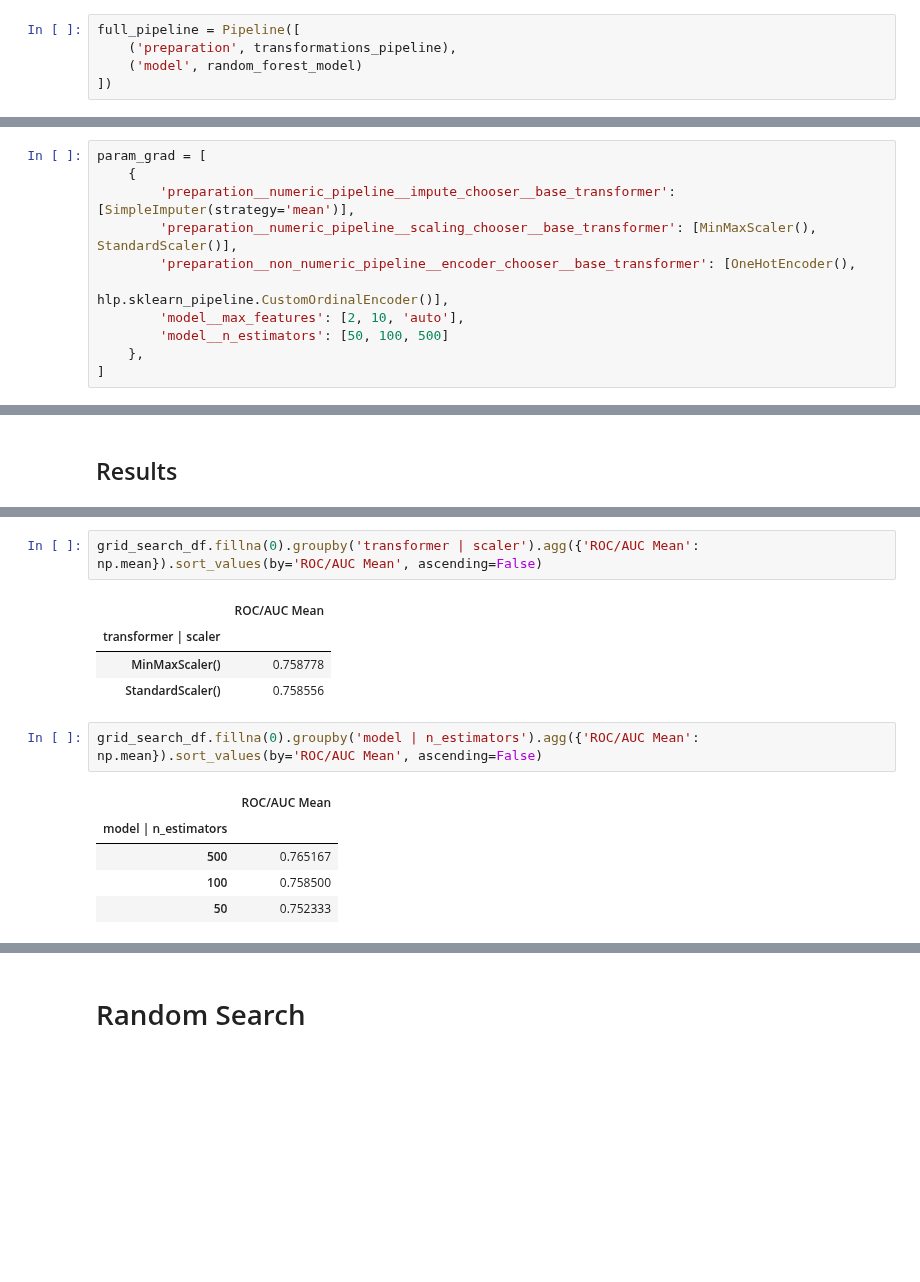
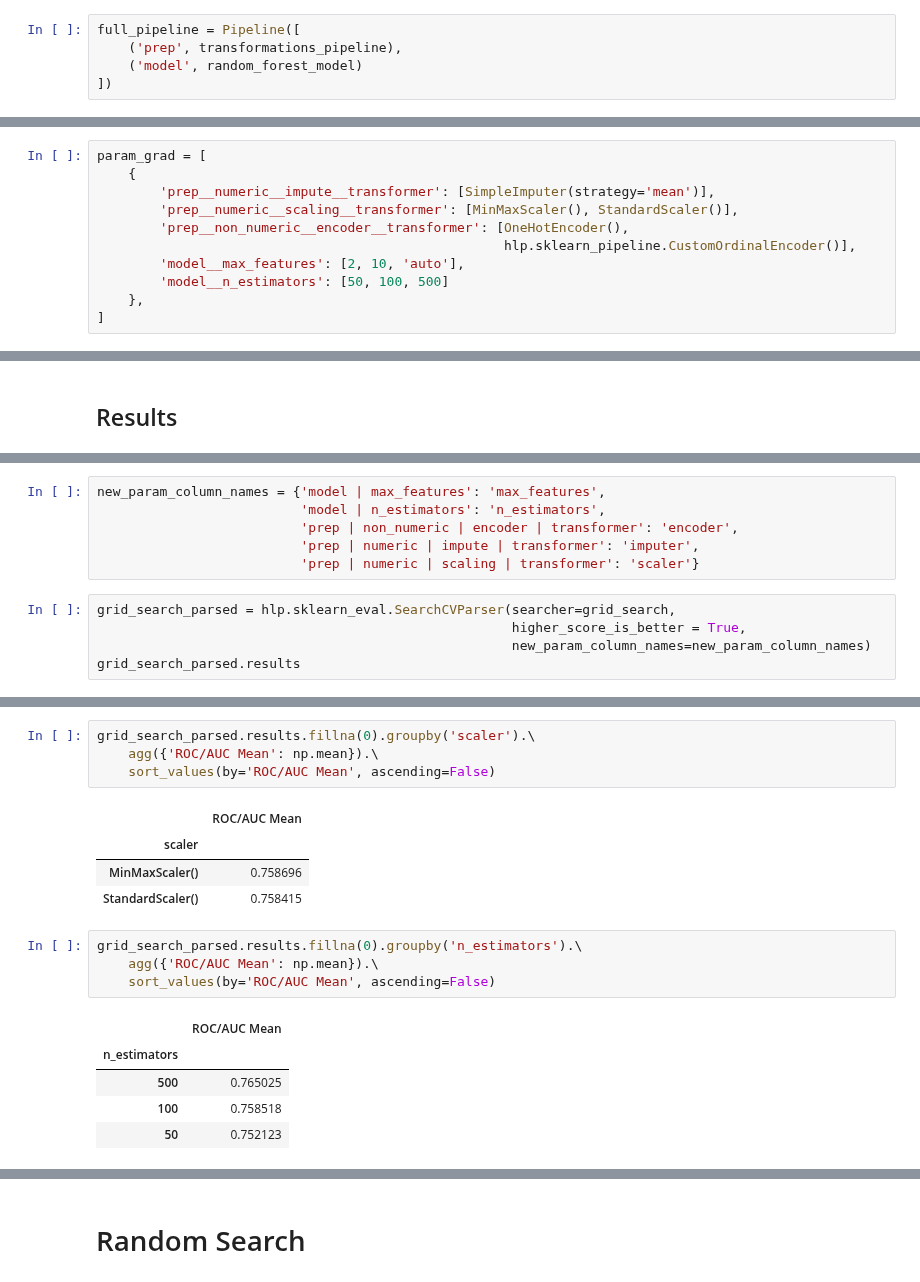
Before and after one commit to shane-kercheval/python-examples, a Jupyter notebook: Classification.ipynb, the cells around one changed output, grey strips where cells are left out. Cells and saved outputs as stored; diff of their text form; blank space fills up the shorter version.

```diff
--- a/Classification.ipynb
+++ b/Classification.ipynb
@@ -170,7 +170,7 @@ from sklearn.ensemble import RandomForestClassifier
 random_forest_model = RandomForestClassifier(random_state=42)
 # %%
 full_pipeline = Pipeline([
-    ('preparation', transformations_pipeline),
+    ('prep', transformations_pipeline),
     ('model', random_forest_model)
 ])
 # %%
@@ -201,10 +201,10 @@ full_pipeline.named_steps
 # %%
 param_grad = [
     {
-        'preparation__numeric_pipeline__impute_chooser__base_transformer': [SimpleImputer(strategy='mean')],
-        'preparation__numeric_pipeline__scaling_chooser__base_transformer': [MinMaxScaler(), StandardScaler()],
-        'preparation__non_numeric_pipeline__encoder_chooser__base_transformer': [OneHotEncoder(),
-                                                                                 hlp.sklearn_pipeline.CustomOrdinalEncoder()],
+        'prep__numeric__impute__transformer': [SimpleImputer(strategy='mean')],
+        'prep__numeric__scaling__transformer': [MinMaxScaler(), StandardScaler()],
+        'prep__non_numeric__encoder__transformer': [OneHotEncoder(),
+                                                    hlp.sklearn_pipeline.CustomOrdinalEncoder()],
         'model__max_features': [2, 10, 'auto'],
         'model__n_estimators': [50, 100, 500]
     },
@@ -296,0 +252,11 @@ hlp.sklearn_eval.cv_results_to_dataframe(searcher=grid_search,
+# %%
+new_param_column_names = {'model | max_features': 'max_features',
+                          'model | n_estimators': 'n_estimators',
+                          'prep | non_numeric | encoder | transformer': 'encoder',
+                          'prep | numeric | impute | transformer': 'imputer',
+                          'prep | numeric | scaling | transformer': 'scaler'}
+# %%
+grid_search_parsed = hlp.sklearn_eval.SearchCVParser(searcher=grid_search,
+                                                     higher_score_is_better = True,
+                                                     new_param_column_names=new_param_column_names)
+grid_search_parsed.results
@@ -304,16 +311,20 @@ grid_search_df.fillna(0).groupby('transformer | encoder').agg({'ROC/AUC Mean': n
 # %%
-grid_search_df.fillna(0).groupby('transformer | scaler').agg({'ROC/AUC Mean': np.mean}).sort_values(by='ROC/AUC Mean', ascending=False)
+grid_search_parsed.results.fillna(0).groupby('scaler').\
+    agg({'ROC/AUC Mean': np.mean}).\
+    sort_values(by='ROC/AUC Mean', ascending=False)
 # %% [output]
 |  | ROC/AUC Mean |
-| transformer | scaler |  |
-| MinMaxScaler() | 0.758778 |
-| StandardScaler() | 0.758556 |
+| scaler |  |
+| MinMaxScaler() | 0.758696 |
+| StandardScaler() | 0.758415 |
 # %%
-grid_search_df.fillna(0).groupby('model | n_estimators').agg({'ROC/AUC Mean': np.mean}).sort_values(by='ROC/AUC Mean', ascending=False)
+grid_search_parsed.results.fillna(0).groupby('n_estimators').\
+    agg({'ROC/AUC Mean': np.mean}).\
+    sort_values(by='ROC/AUC Mean', ascending=False)
 # %% [output]
 |  | ROC/AUC Mean |
-| model | n_estimators |  |
-| 500 | 0.765167 |
-| 100 | 0.758500 |
-| 50 | 0.752333 |
+| n_estimators |  |
+| 500 | 0.765025 |
+| 100 | 0.758518 |
+| 50 | 0.752123 |
 # %%
```
Also changed, not shown: parts of 38 cells of this notebook.
